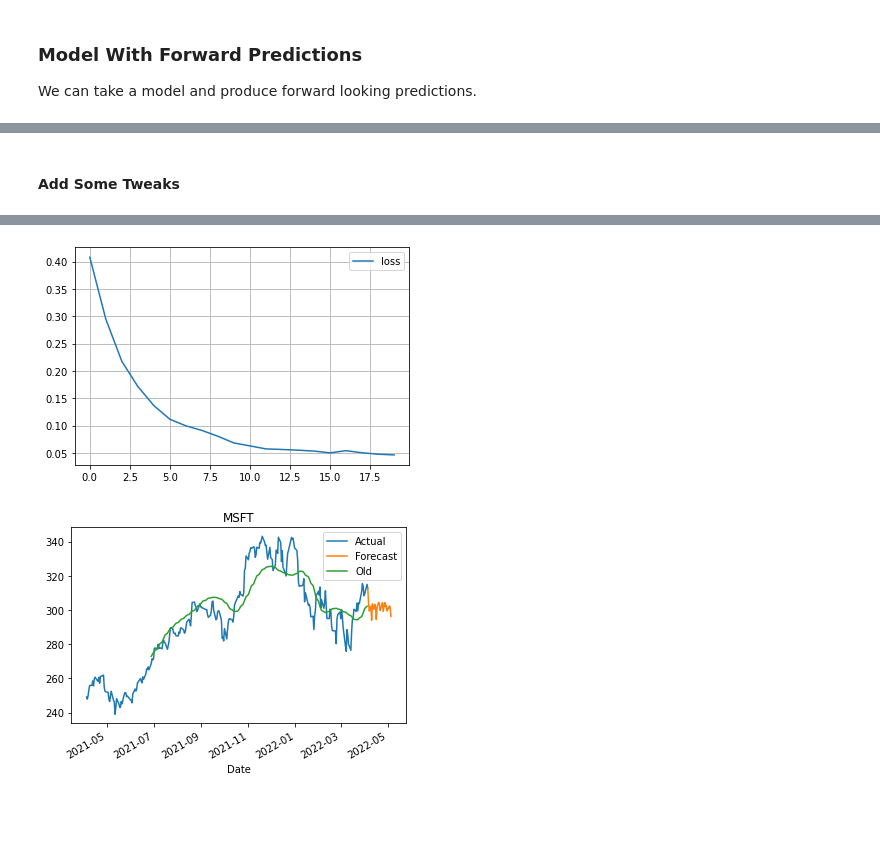
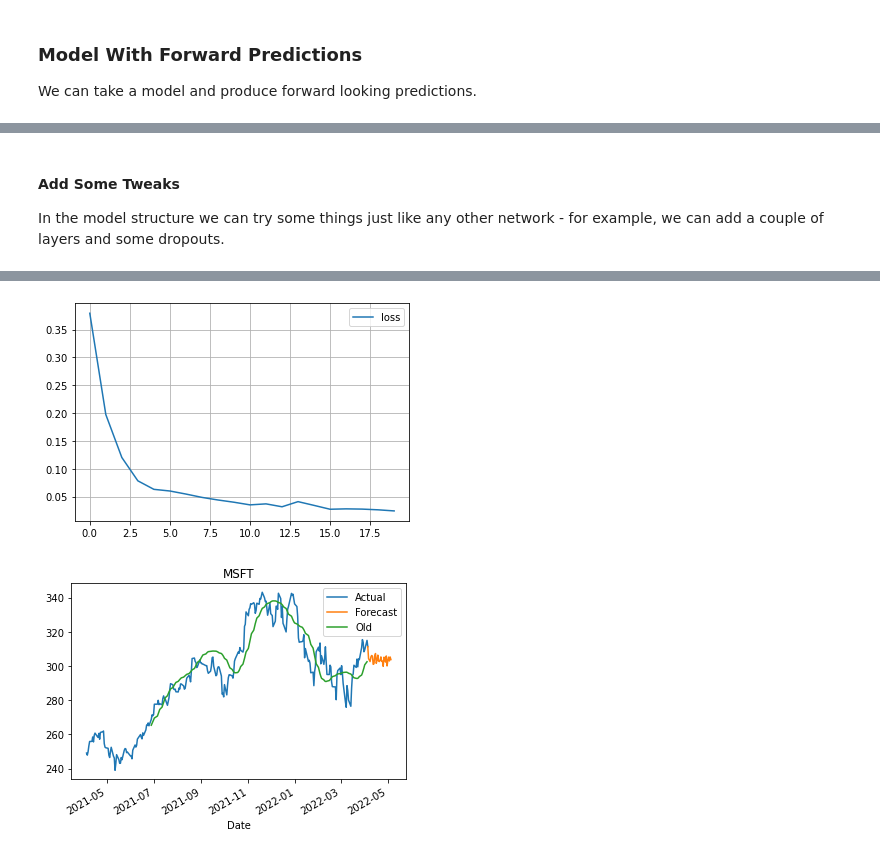
Before and after one commit to AkeemSemper/3950_Workbooks, a Jupyter notebook: 027_lstm_rnn_sol.ipynb, the cells around one changed output, grey strips where cells are left out. Saved outputs shown, nothing was run; the diff lists cells and outputs as text; code cells hidden in the pictures; blank space fills up the shorter version.

```diff
--- a/027_lstm_rnn_sol.ipynb
+++ b/027_lstm_rnn_sol.ipynb
@@ -378,5 +378,7 @@ Train Score: 8.92 RMSE
-# %% [markdown]
-#### Add Some Tweaks
+# %% [markdown]
+#### Add Some Tweaks
+
+In the model structure we can try some things just like any other network - for example, we can add a couple of layers and some dropouts.
 # %%
 features = 2
 
@@ -410,13 +412,13 @@ print(X.shape, Y.shape)
 # fit the model
 model = Sequential()
 model.add(LSTM(units=60, return_sequences=True, input_shape=(n_lookback, features)))
-model.add(Dropout(0.3))
+model.add(Dropout(0.1))
 model.add(LSTM(units=60, return_sequences = True))
-model.add(Dropout(0.3))
+model.add(Dropout(0.1))
 model.add(LSTM(units=60, return_sequences = True))
-model.add(Dropout(0.3))
+model.add(Dropout(0.1))
 model.add(LSTM(units=30))
-model.add(Dropout(0.3))
+model.add(Dropout(0.1))
 model.add(Dense(n_forecast))
 
 model.compile(loss='mean_squared_error', optimizer='adam')
@@ -492,2 +494,2 @@ Train Score: 11.21 RMSE
-[figure, old version]
+[figure, new version]
-[figure, old version]
+[figure, new version]
```
Also changed, not shown: parts of 9 cells of this notebook.
